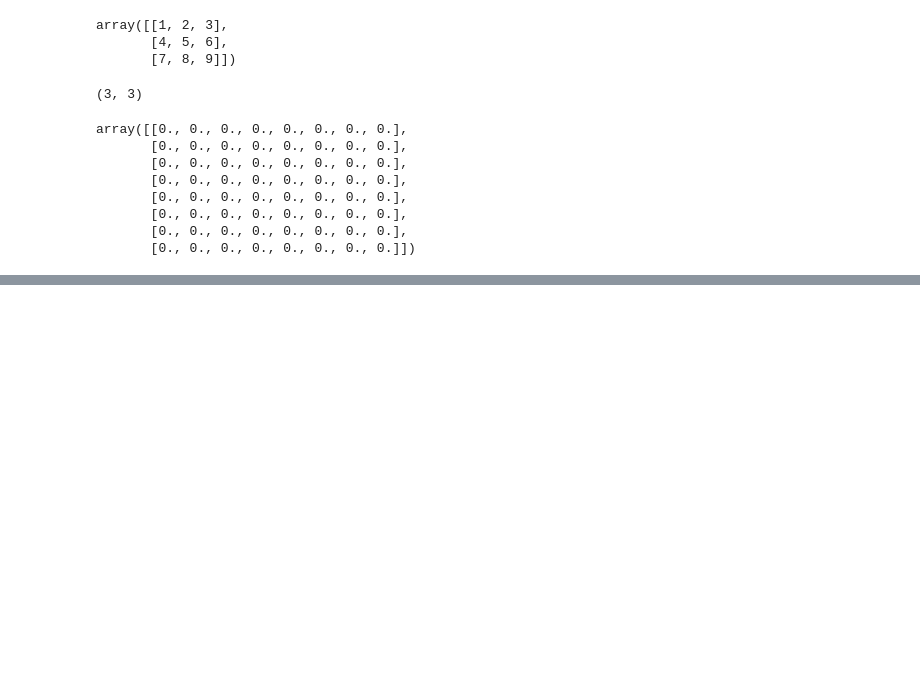
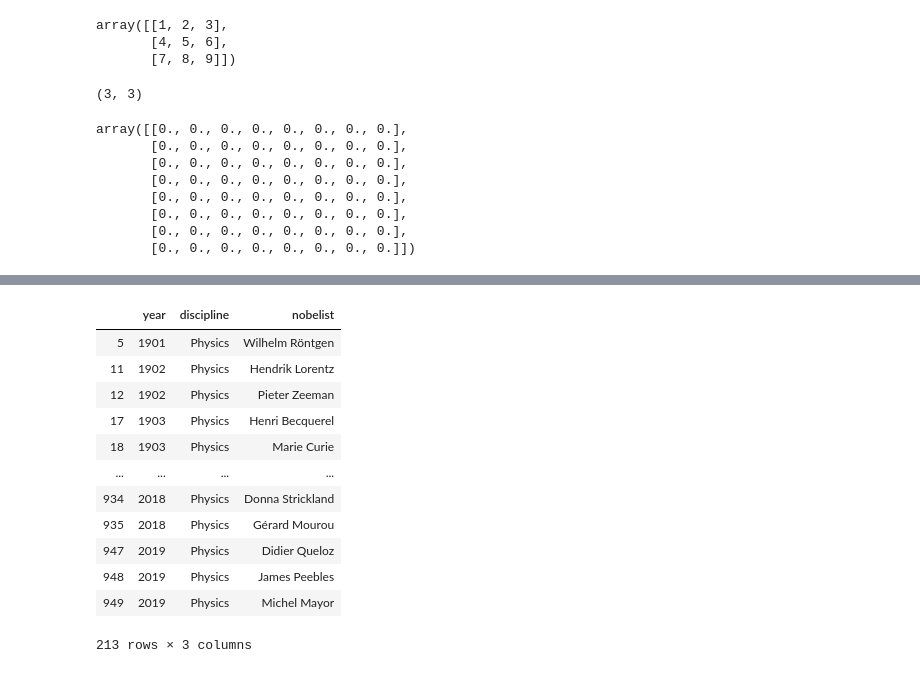
Before and after one commit to VallieTracy/GitHub-Coding-Practice, a Jupyter notebook: Python_Practice.ipynb, the cells around one changed output, grey strips where cells are left out. Saved outputs shown, nothing was run; the diff lists cells and outputs as text; code cells hidden in the pictures; blank space fills up the shorter version.

```diff
--- a/Python_Practice.ipynb
+++ b/Python_Practice.ipynb
@@ -1156,0 +1328,16 @@ zero_id, zero_id.ndim, zero
+# %%
+nobels[nobels.discipline == 'Physics']
+# %% [output]
+|  | year | discipline | nobelist |
+| 5 | 1901 | Physics | Wilhelm Röntgen |
+| 11 | 1902 | Physics | Hendrik Lorentz |
+| 12 | 1902 | Physics | Pieter Zeeman |
+| 17 | 1903 | Physics | Henri Becquerel |
+| 18 | 1903 | Physics | Marie Curie |
+| ... | ... | ... | ... |
+| 934 | 2018 | Physics | Donna Strickland |
+| 935 | 2018 | Physics | Gérard Mourou |
+| 947 | 2019 | Physics | Didier Queloz |
+| 948 | 2019 | Physics | James Peebles |
+| 949 | 2019 | Physics | Michel Mayor |
+213 rows × 3 columns
```
Also changed, not shown: parts of 26 cells of this notebook, 3 other files.
